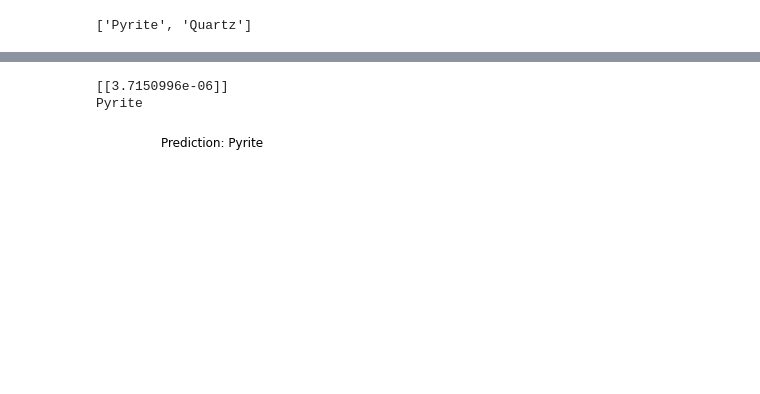
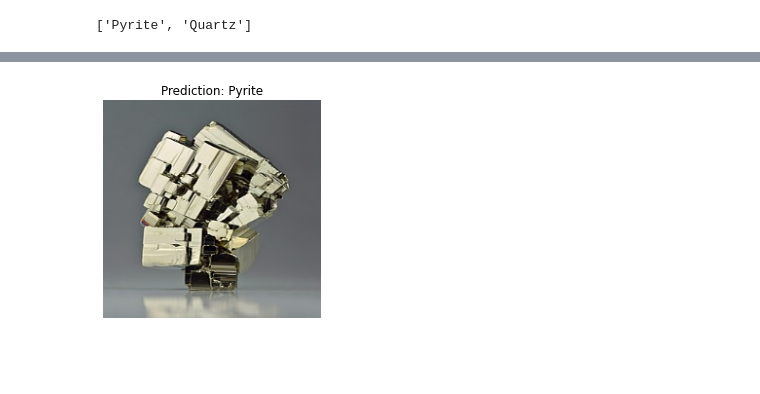
Before and after one commit to leogalbu/Mineral-Rocks-Image-Classification, a Jupyter notebook: Model_1_Quartz_Pyrite_Binary.ipynb, the cells around one changed output, grey strips where cells are left out. Cells and saved outputs as stored; diff of their text form; code cells hidden in the pictures; blank space fills up the shorter version.

```diff
--- a/Model_1_Quartz_Pyrite_Binary.ipynb
+++ b/Model_1_Quartz_Pyrite_Binary.ipynb
@@ -308,7 +308,8 @@ def load_and_prep_image(filename, img_shape=224):
   img = tf.image.resize(img, size = [img_shape, img_shape])
 
   # Rescale the image (get all values between 0 and 1)
-  #img = img/255.
+  img = img
+  img = img.numpy().astype(int)
   return img
 # %%
 def pred_and_plot(model, filename, class_names):
@@ -332,5 +333,5 @@ def pred_and_plot(model, filename, class_names):
   plt.title(f"Prediction: {pred_class}")
   plt.axis(False);
 # %%
-pred_and_plot(model_1_baseline, "pyrite_2.jpg", class_names)
+pred_and_plot(model_1_baseline, "pyrite.jpg", class_names)
 # %% [output]
@@ -338,3 +340 @@ WARNING:matplotlib.image:Clipping input data to the valid range for imshow with
-[[3.7150996e-06]]
-Pyrite
-[figure, old version]
+[figure, new version]
```
Also changed, not shown: parts of 1 cell of this notebook.
